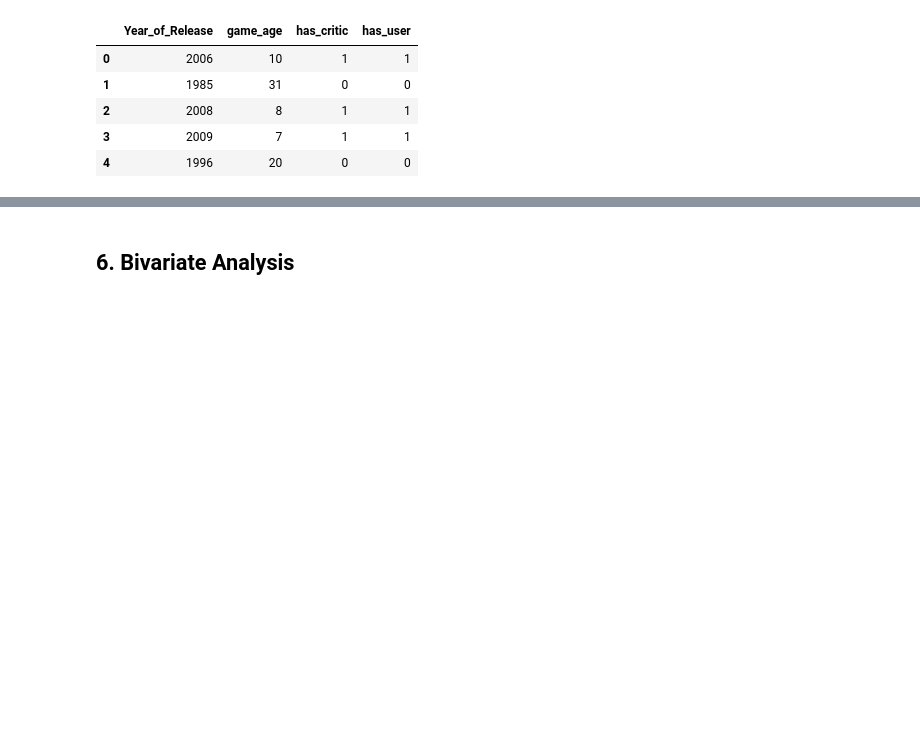
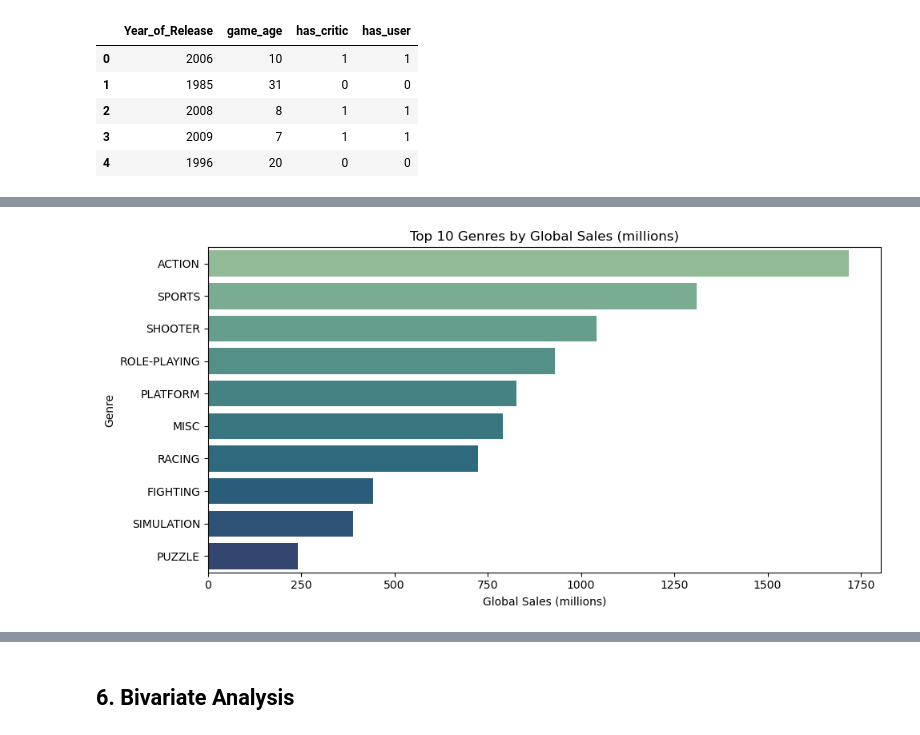
Before and after one commit to profadept/video-game-sales-analysis, a Jupyter notebook: notebooks/Video_Game_Sales_EDA.ipynb, the cells around one changed output, grey strips where cells are left out. Saved outputs shown, nothing was run; the diff lists cells and outputs as text; code cells hidden in the pictures; blank space fills up the shorter version.

Commit message:
Add univariate analysis: top genres, platforms, and publishers with saved plots

```diff
--- a/notebooks/Video_Game_Sales_EDA.ipynb
+++ b/notebooks/Video_Game_Sales_EDA.ipynb
@@ -143,6 +143,10 @@ After cleaning:
 
 ---
 # %%
+# 0. Normalize categorical columns for consistent grouping
+for col in ['Platform', 'Genre', 'Publisher', 'Developer', 'Rating']:
+    data[col] = data[col].astype(str).str.strip().str.upper()
+
 # 1. fix user score
 data['User_Score'] = data['User_Score'].replace('tbd', np.nan)
 data['User_Score'] = pd.to_numeric(data['User_Score'], errors='coerce')
@@ -227,0 +239,21 @@ data[['Year_of_Release', 'game_age', 'has_critic', 'has_user']].head()
+# %%
+# --- 5.1 Top 10 Genres by Global Sales ---
+genre_sales = (
+    data.groupby("Genre")["Global_Sales"]
+    .sum()
+    .sort_values(ascending=False)
+    .head(10)
+)
+
+plt.figure(figsize=(10, 5))
+sns.barplot(x=genre_sales.values, y=genre_sales.index, hue=genre_sales.index, palette="crest")
+plt.title("Top 10 Genres by Global Sales (millions)")
+plt.xlabel("Global Sales (millions)")
+plt.ylabel("Genre")
+plt.tight_layout()
+
+# Save figure to the figures folder
+plt.savefig("../figures/top10_genres_sales.png", dpi=300)
+plt.show()
+# %% [output]
+[figure, added]
```
Also changed, not shown: parts of 3 cells of this notebook, 3 other files.
